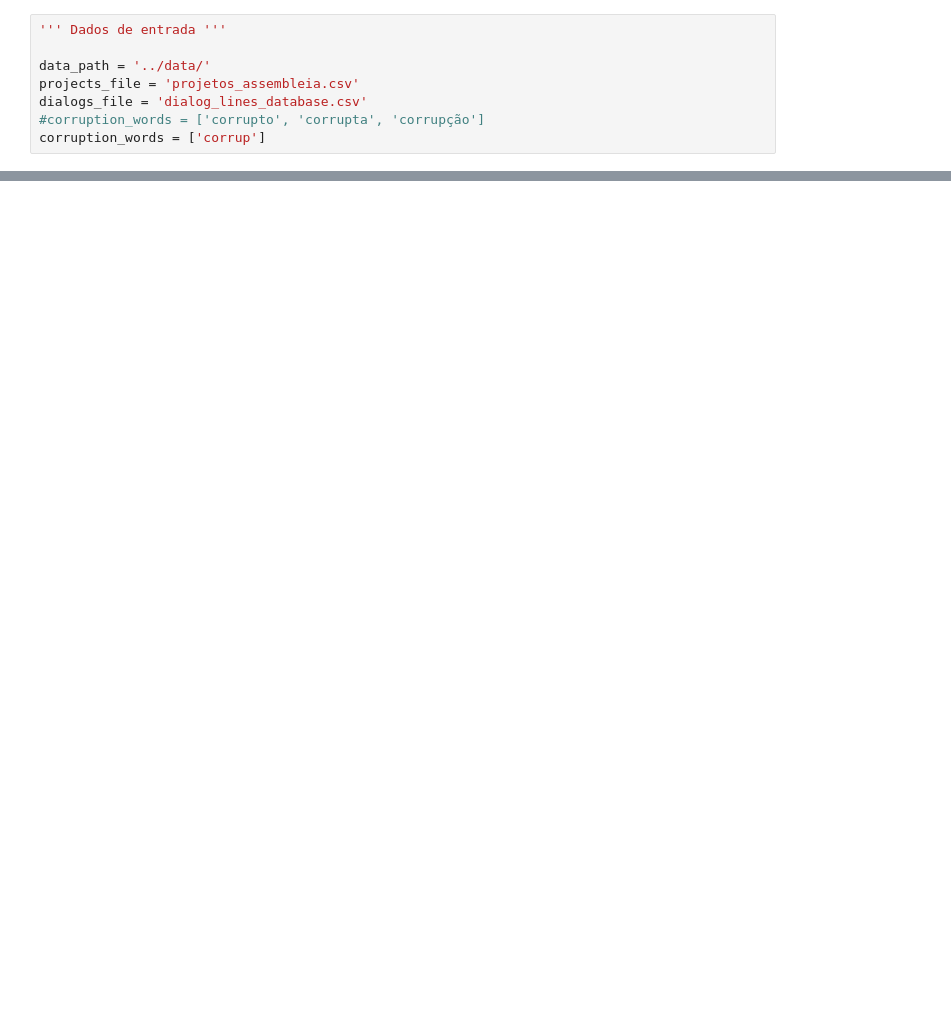
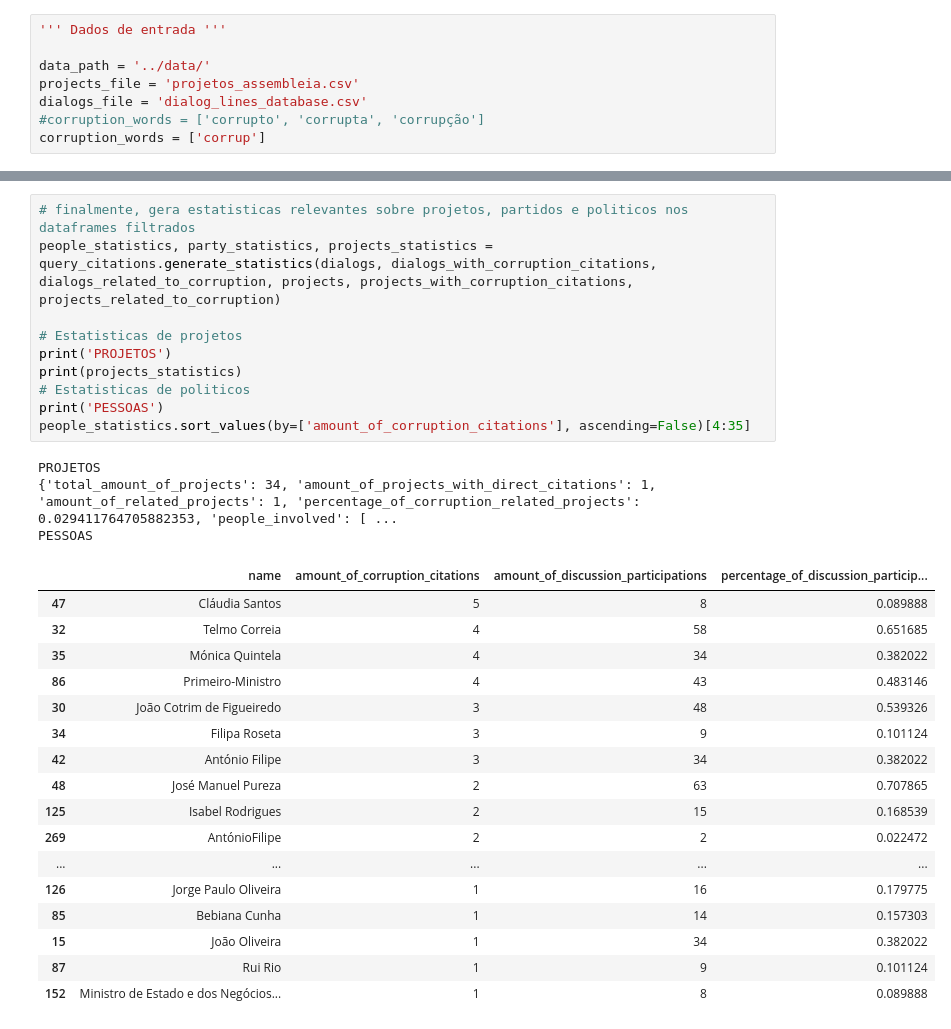
Before and after one commit to aseidelo/NLPolitica, a Jupyter notebook: notebooks/coruption_citations.ipynb, the cells around one changed output, grey strips where cells are left out. Drawn from its saved outputs; the diff is of its cells as text; blank space fills up the shorter version.

```diff
--- a/notebooks/coruption_citations.ipynb
+++ b/notebooks/coruption_citations.ipynb
@@ -265 +130,32 @@ PESSOAS
+# %%
+# finalmente, gera estatisticas relevantes sobre projetos, partidos e politicos nos dataframes filtrados
+people_statistics, party_statistics, projects_statistics = query_citations.generate_statistics(dialogs, dialogs_with_corruption_citations, dialogs_related_to_corruption, projects, projects_with_corruption_citations, projects_related_to_corruption)
+
+# Estatisticas de projetos
+print('PROJETOS')
+print(projects_statistics)
+# Estatisticas de politicos
+print('PESSOAS')
+people_statistics.sort_values(by=['amount_of_corruption_citations'], ascending=False)[4:35]
+# %% [output]
+PROJETOS
+{'total_amount_of_projects': 34, 'amount_of_projects_with_direct_citations': 1, 'amount_of_related_projects': 1, 'percentage_of_corruption_related_projects': 0.029411764705882353, 'people_involved': [ ...
+PESSOAS
+|  | name | amount_of_corruption_citations | amount_of_discussion_participations | percentage_of_discussion_particip... |
+| 47 | Cláudia Santos | 5 | 8 | 0.089888 |
+| 32 | Telmo Correia | 4 | 58 | 0.651685 |
+| 35 | Mónica Quintela | 4 | 34 | 0.382022 |
+| 86 | Primeiro-Ministro | 4 | 43 | 0.483146 |
+| 30 | João Cotrim de Figueiredo | 3 | 48 | 0.539326 |
+| 34 | Filipa Roseta | 3 | 9 | 0.101124 |
+| 42 | António Filipe | 3 | 34 | 0.382022 |
+| 48 | José Manuel Pureza | 2 | 63 | 0.707865 |
+| 125 | Isabel Rodrigues | 2 | 15 | 0.168539 |
+| 269 | AntónioFilipe | 2 | 2 | 0.022472 |
+| ... | ... | ... | ... | ... |
+| 126 | Jorge Paulo Oliveira | 1 | 16 | 0.179775 |
+| 85 | Bebiana Cunha | 1 | 14 | 0.157303 |
+| 15 | João Oliveira | 1 | 34 | 0.382022 |
+| 87 | Rui Rio | 1 | 9 | 0.101124 |
+| 152 | Ministro de Estado e dos Negócios... | 1 | 8 | 0.089888 |
 # %%
```
Also changed, not shown: parts of 14 cells of this notebook.
